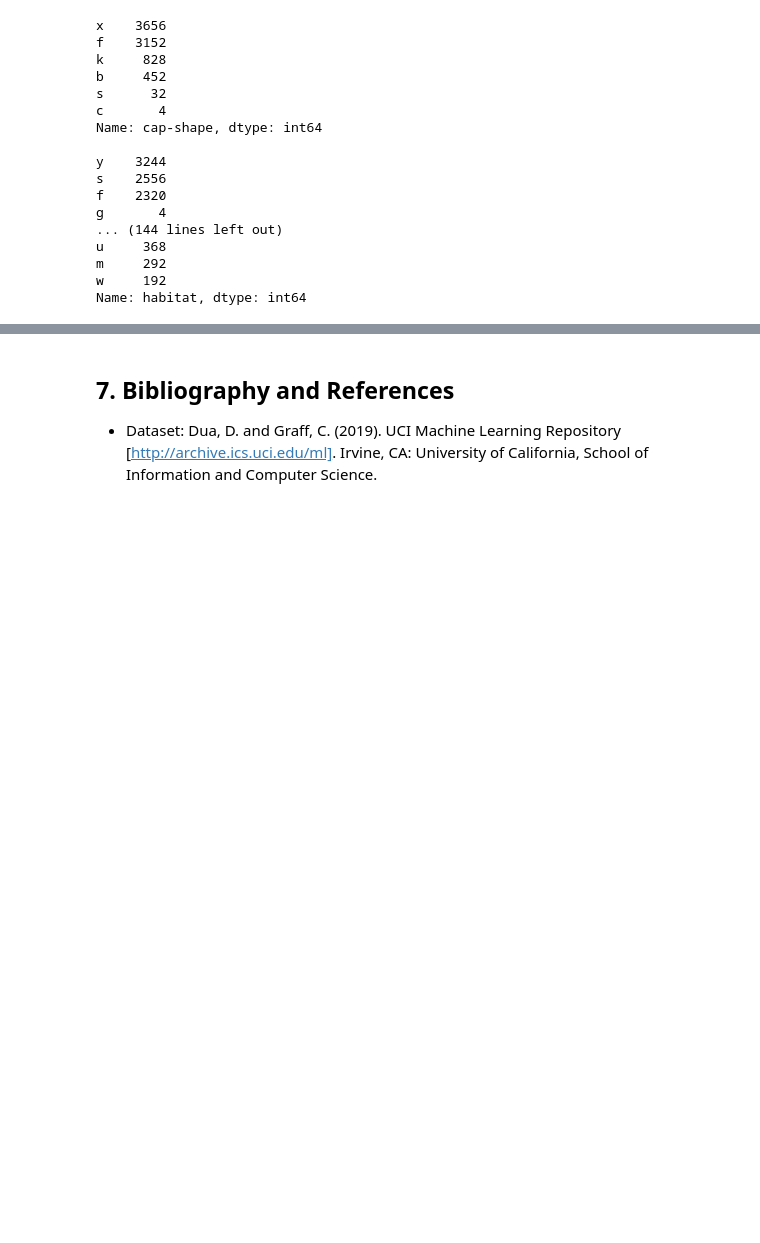
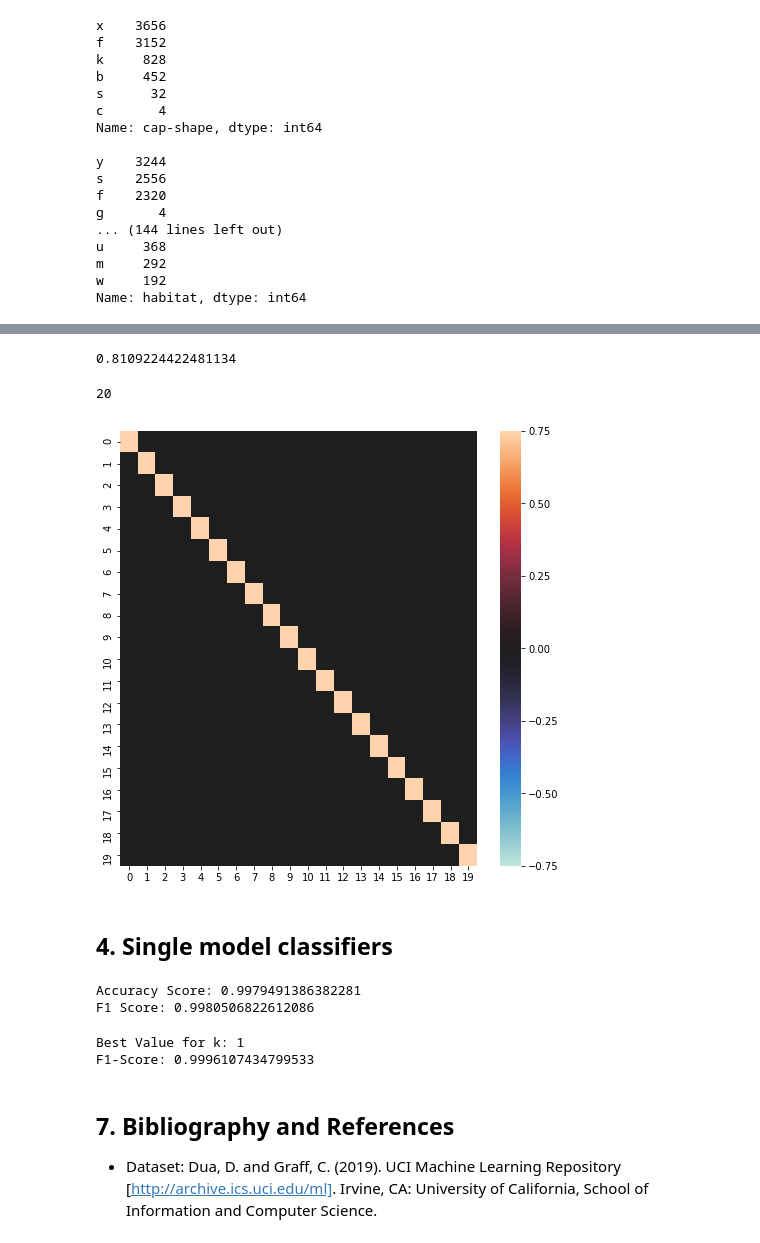
Before and after one commit to a123priya/dsc-mod-5-project-online-ds-pt-021119, a Jupyter notebook: student.ipynb, the cells around one changed output, grey strips where cells are left out. Drawn from its saved outputs; the diff is of its cells as text; code cells hidden in the pictures; blank space fills up the shorter version.

```diff
--- a/student.ipynb
+++ b/student.ipynb
@@ -156,0 +229,13 @@ Name: habitat, dtype: int64
+# %%
+pca = PCA(n_components=0.8)
+pca_feats = pca.fit_transform(ohc_feats)
+print(np.sum(pca.explained_variance_ratio_))
+pca.n_components_
+# %% [output]
+0.8109224422481134
+20
+# %%
+plt.figure(figsize=(8,8))
+sns.heatmap(pd.DataFrame(pca_feats).corr(),vmin=-0.75,vmax=0.75,center=0);
+# %% [output]
+[figure, added]
@@ -157,3 +244,24 @@ Name: habitat, dtype: int64
+# %% [markdown]
+## 4. Single model classifiers
+# %%
+clf = KNeighborsClassifier()
+clf.fit(X_train, y_train)
+test_preds = clf.predict(X_test)
+def print_metrics(labels, preds):
+    #print("Precision Score: {}".format(precision_score(labels, preds)))
+    #print("Recall Score: {}".format(recall_score(labels, preds)))
+    print("Accuracy Score: {}".format(accuracy_score(labels, preds)))
+    print("F1 Score: {}".format(f1_score(labels, preds)))
+
+print_metrics(y_test, test_preds)
+# %% [output]
+Accuracy Score: 0.9979491386382281
+F1 Score: 0.9980506822612086
+# %%
+find_best_k(X_train, y_train, X_test, y_test)
+# %% [output]
+Best Value for k: 1
+F1-Score: 0.9996107434799533
 # %% [markdown]
 ## 7. Bibliography and References
 * Dataset: Dua, D. and Graff, C. (2019). UCI Machine Learning Repository [http://archive.ics.uci.edu/ml]. Irvine, CA: University of California, School of Information and Computer Science.
```
Also changed, not shown: parts of 25 cells of this notebook.
